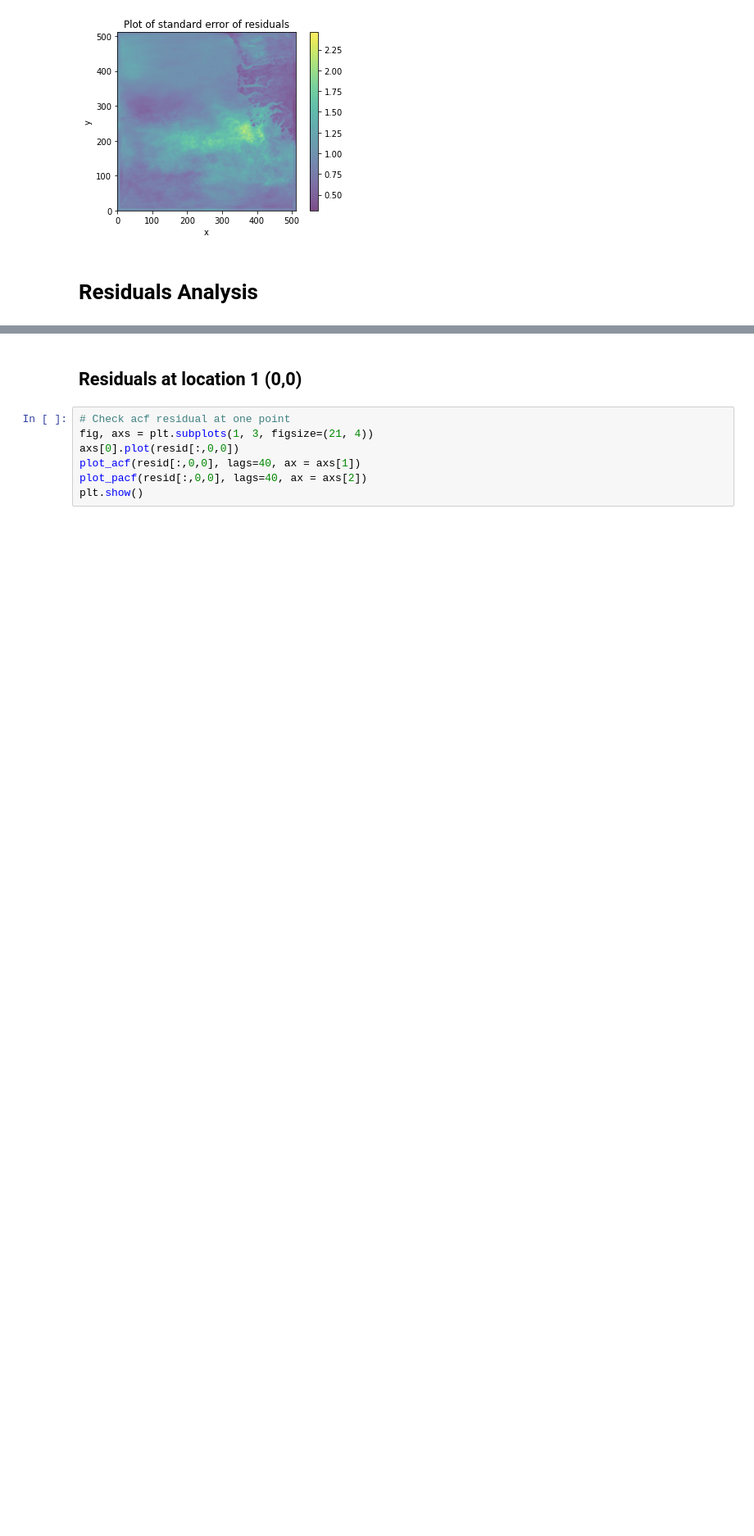
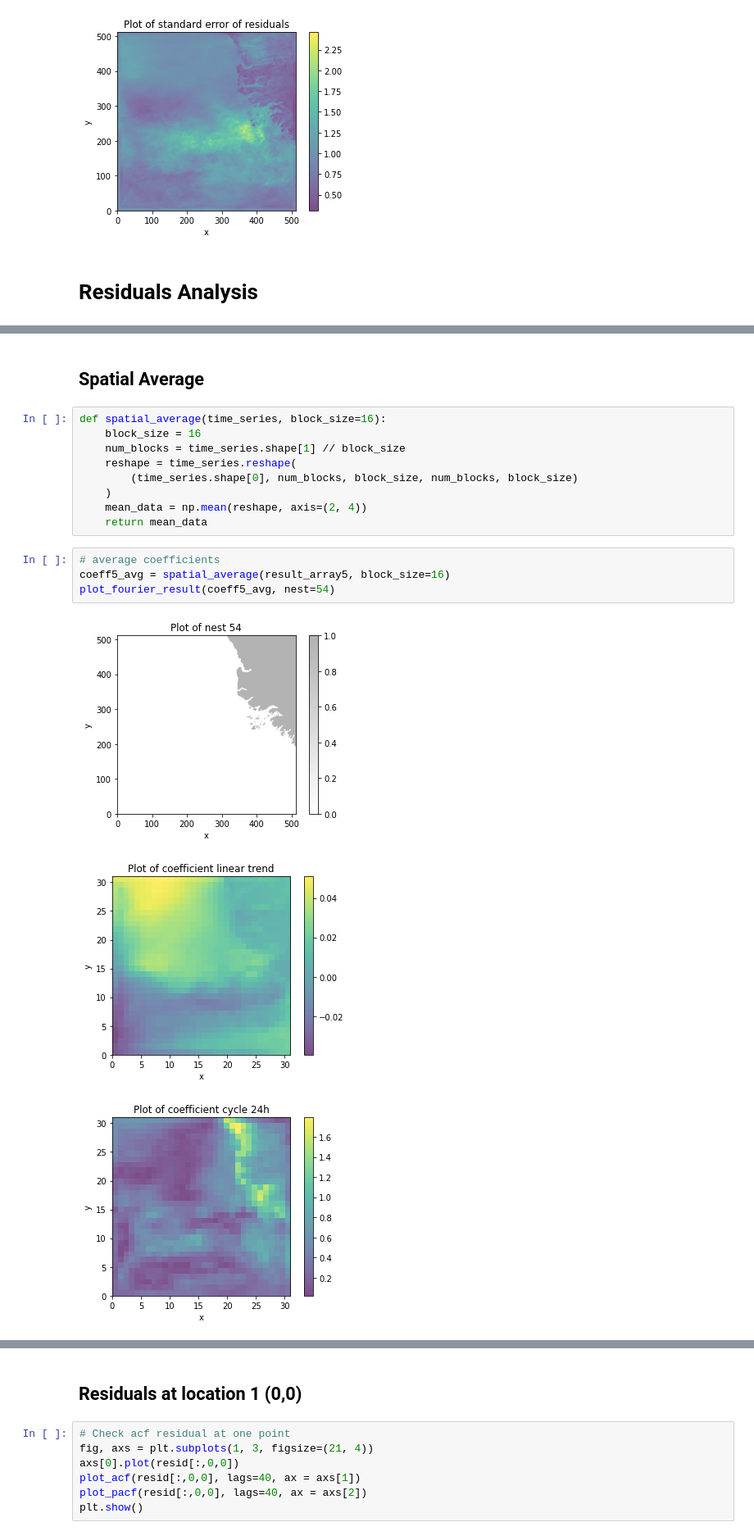
Before and after one commit to melliemainguyen71/wind_speed_land_sea_contrast, a Jupyter notebook: Wind_land_sea_contrast.ipynb, the cells around one changed output, grey strips where cells are left out. Shown at 82% size. Cells and saved outputs as stored; diff of their text form; blank space fills up the shorter version.

```diff
--- a/Wind_land_sea_contrast.ipynb
+++ b/Wind_land_sea_contrast.ipynb
@@ -326,0 +395,19 @@ residuals_model = np.apply_along_axis(AR1_residuals_params, axis=0, arr=resid)
+# %% [markdown]
+## Spatial Average
+# %%
+def spatial_average(time_series, block_size=16):
+    block_size = 16
+    num_blocks = time_series.shape[1] // block_size
+    reshape = time_series.reshape(
+        (time_series.shape[0], num_blocks, block_size, num_blocks, block_size)
+    )
+    mean_data = np.mean(reshape, axis=(2, 4))
+    return mean_data
+# %%
+# average coefficients
+coeff5_avg = spatial_average(result_array5, block_size=16)
+plot_fourier_result(coeff5_avg, nest=54)
+# %% [output]
+[figure, added]
+[figure, added]
+[figure, added]
```
Also changed, not shown: parts of 23 cells of this notebook.
